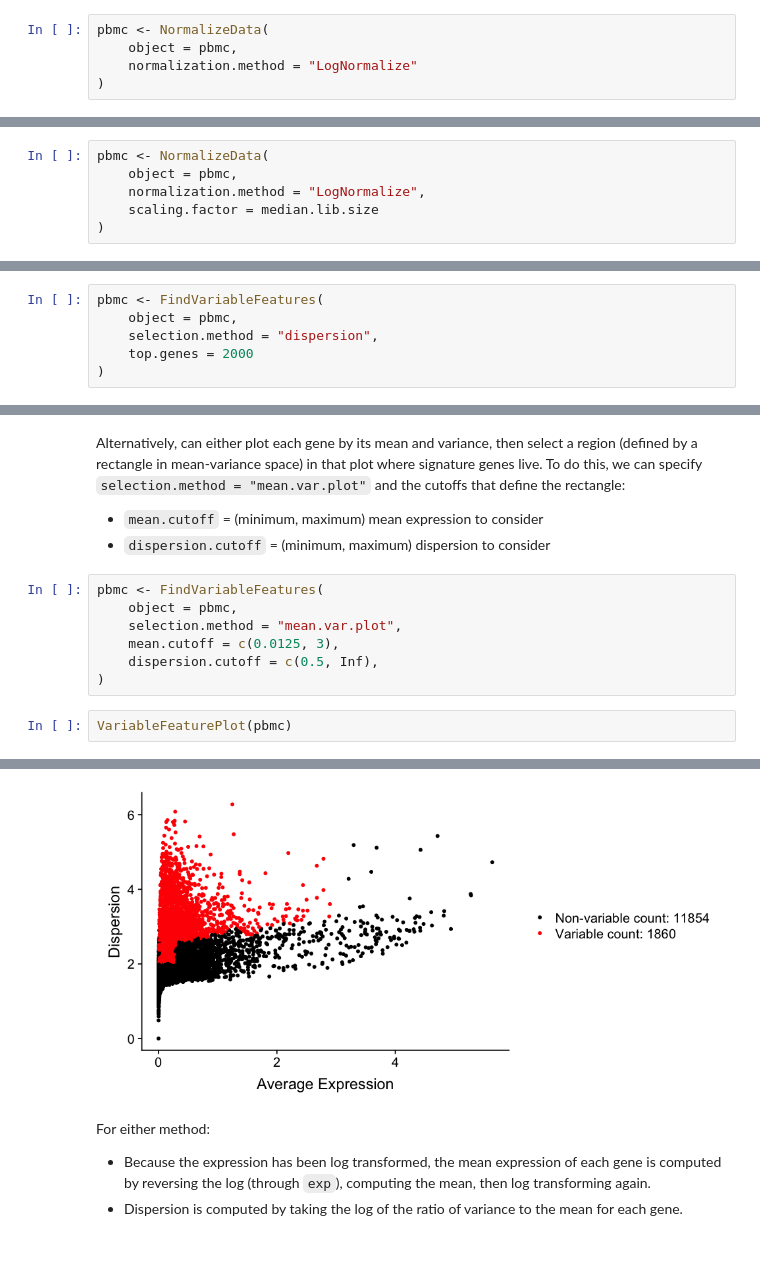
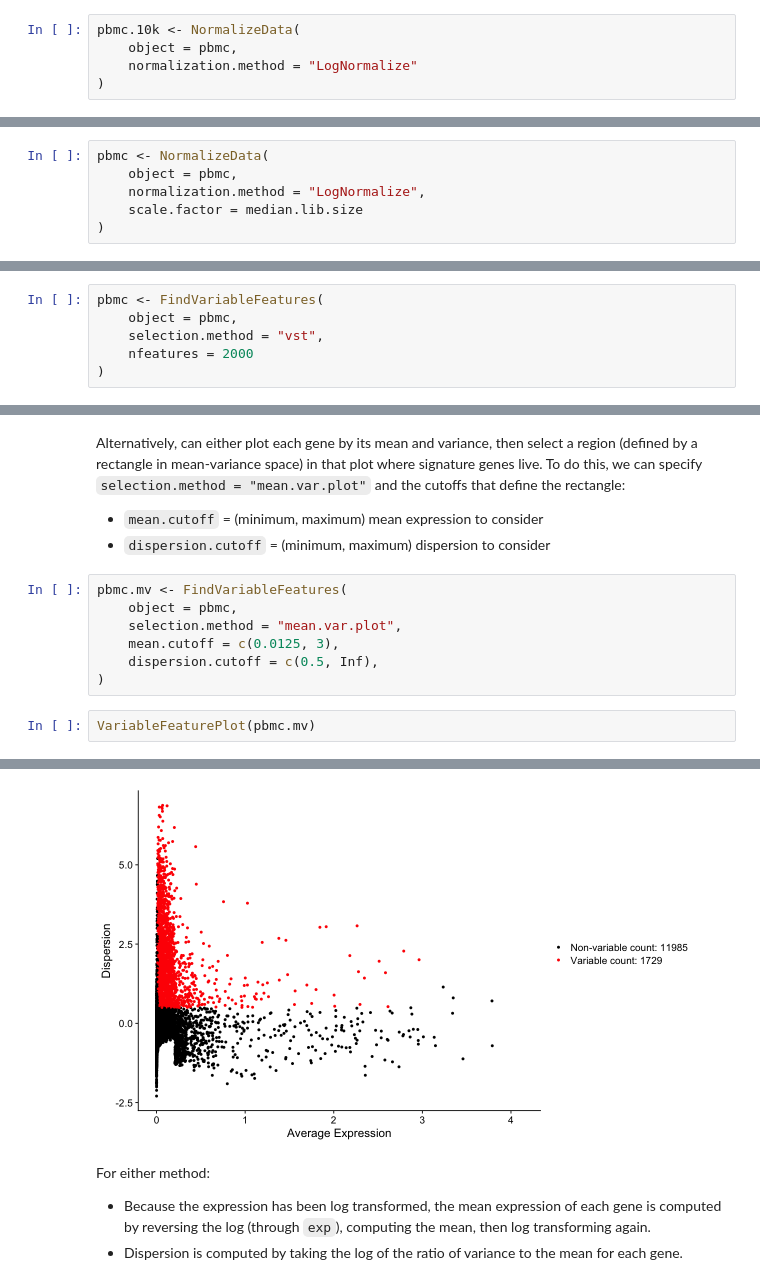
Before and after one commit to wflynny/JAX-Sleep-2023, a Jupyter notebook: index.ipynb, the cells around one changed output, grey strips where cells are left out. Drawn from its saved outputs; the diff is of its cells as text; blank space fills up the shorter version.

```diff
--- a/index.ipynb
+++ b/index.ipynb
@@ -602,7 +650,7 @@ dim(pbmc)
 ## After filtering, we normalize
 - This library size normalization uses the scaling factor `10,000` and will log-transform the data for us.
 # %%
-pbmc <- NormalizeData(
+pbmc.10k <- NormalizeData(
     object = pbmc,
     normalization.method = "LogNormalize"
 )
@@ -614,7 +662,7 @@ median.lib.size <- median(Matrix::colSums(GetAssayData(pbmc, slot = "counts")))
 pbmc <- NormalizeData(
     object = pbmc,
     normalization.method = "LogNormalize",
-    scaling.factor = median.lib.size
+    scale.factor = median.lib.size
 )
 # %% [markdown]
 # Finding genes that are highly varying
@@ -622,8 +670,8 @@ There are two ways to select "variable" genes using dispersion.  The simplest wa
 # %%
 pbmc <- FindVariableFeatures(
     object = pbmc,
-    selection.method = "dispersion",
-    top.genes = 2000
+    selection.method = "vst",
+    nfeatures = 2000
 )
 # %%
 VariableFeaturePlot(pbmc)
@@ -635,12 +685,12 @@ Alternatively, can either plot each gene by its mean and variance, then select a
 - `mean.cutoff` = (minimum, maximum) mean expression to consider
 - `dispersion.cutoff` = (minimum, maximum) dispersion to consider
 # %%
-pbmc <- FindVariableFeatures(
+pbmc.mv <- FindVariableFeatures(
     object = pbmc,
     selection.method = "mean.var.plot",
     mean.cutoff = c(0.0125, 3),
     dispersion.cutoff = c(0.5, Inf),
 )
 # %%
-VariableFeaturePlot(pbmc)
+VariableFeaturePlot(pbmc.mv)
 # %% [output]
@@ -647,4 +699,4 @@ VariableFeaturePlot(pbmc)
-[figure, old version]
+[figure, new version]
 # %% [markdown]
 For either method:
 - Because the expression has been log transformed, the mean expression of each gene is computed by reversing the log (through `exp`), computing the mean, then log transforming again.
```
Also changed, not shown: parts of 51 cells of this notebook, 4 other files.
